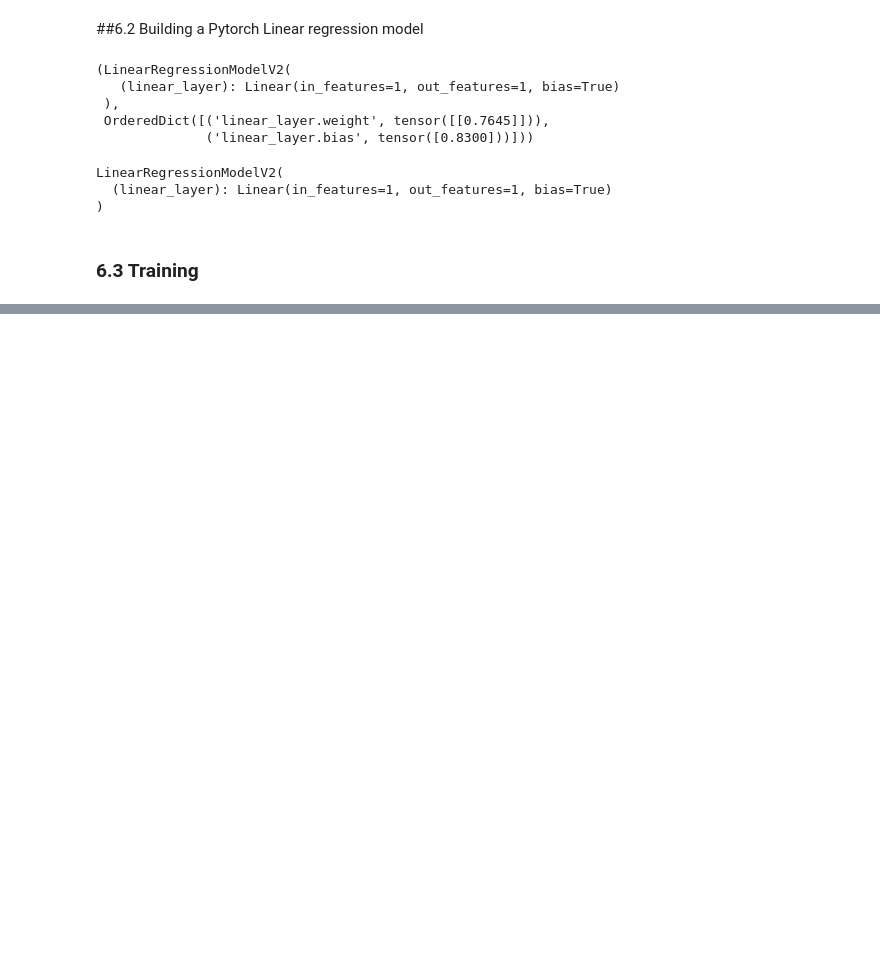
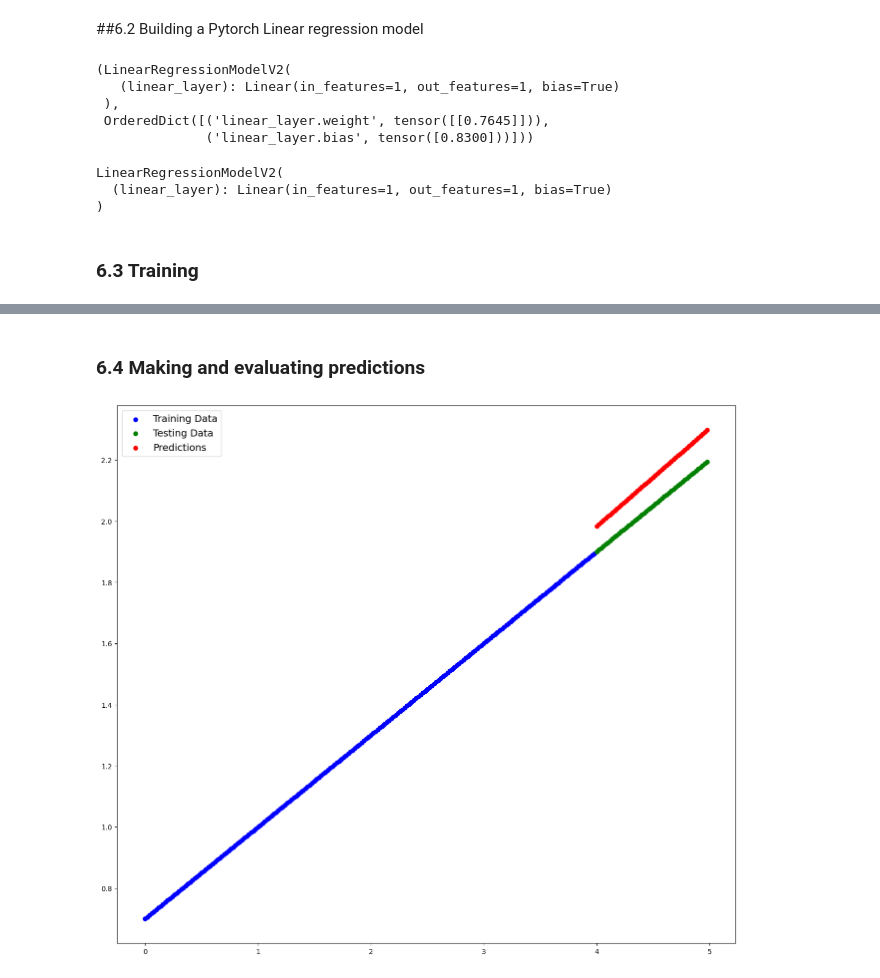
Before and after one commit to RD191295/Pytorch-Tutorials, a Jupyter notebook: 01_Pytorch_Workflow.ipynb, the cells around one changed output, grey strips where cells are left out. Drawn from its saved outputs; the diff is of its cells as text; code cells hidden in the pictures; blank space fills up the shorter version.

```diff
--- a/01_Pytorch_Workflow.ipynb
+++ b/01_Pytorch_Workflow.ipynb
@@ -502,0 +502,13 @@ OrderedDict([('linear_layer.weight', tensor([[0.2521]])),
+# %% [markdown]
+### 6.4 Making and evaluating predictions
+# %%
+# Turn Model into evalution mode
+model_1.eval()
+
+# make predictions on the test data
+with torch.inference_mode():
+  y_pred = model_1(X_test)
+# %%
+plot_predictions(X_train,y_train,X_test,y_test,y_pred)
+# %% [output]
+[figure, added]
```
Also changed, not shown: parts of 5 cells of this notebook.
